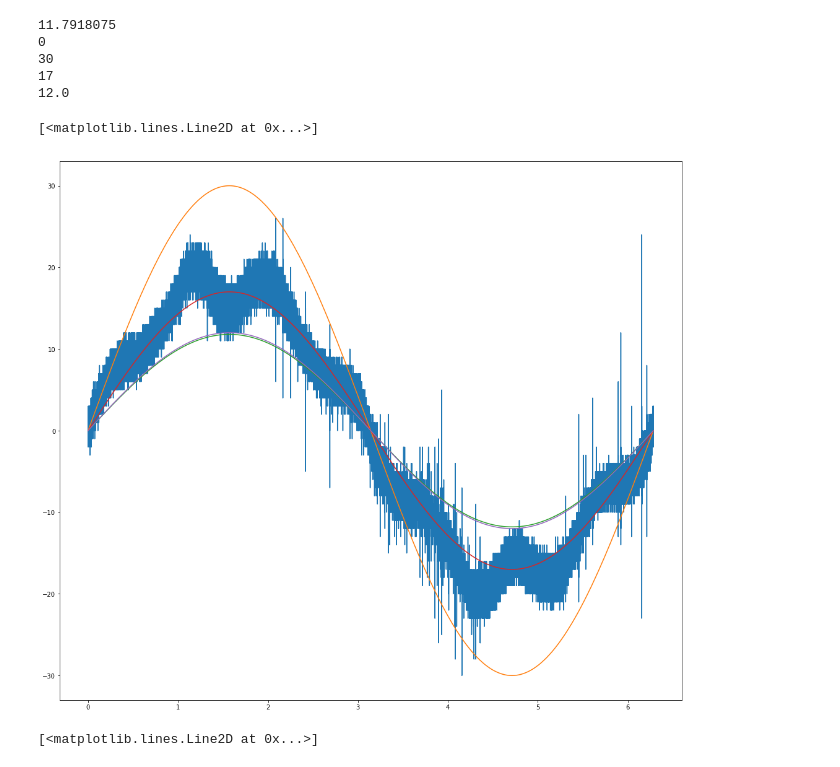
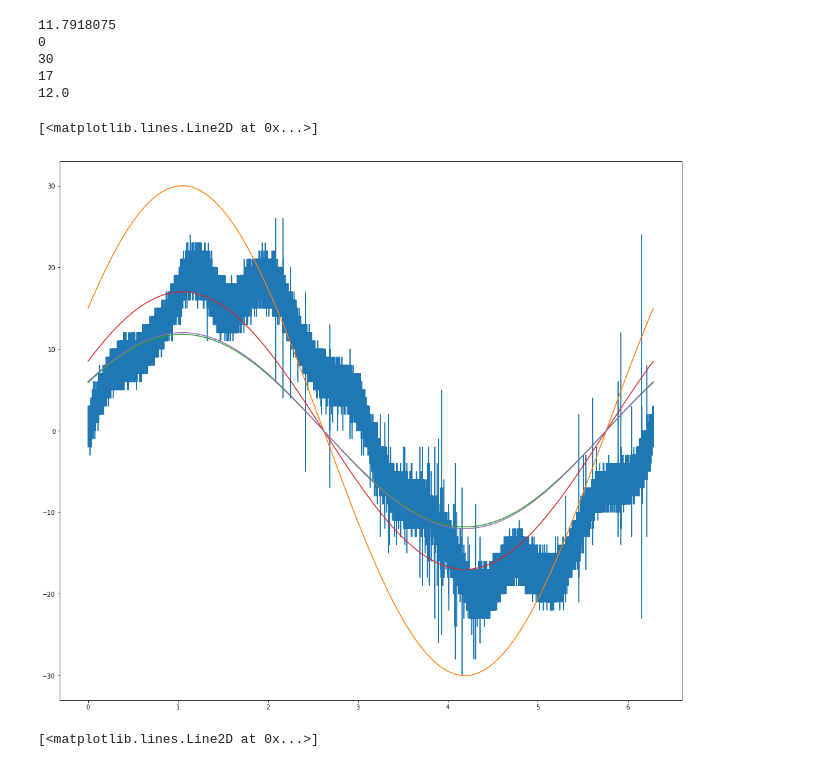
Before and after one commit to contemplat0r/vsb_power_line_fault_detection, a Jupyter notebook: vsb-eda.ipynb, the cells around one changed output. Cells and saved outputs as stored; diff of their text form; code cells hidden in the pictures.

```diff
--- a/vsb-eda.ipynb
+++ b/vsb-eda.ipynb
@@ -246,31 +246,32 @@ print(one_signal_1_median_amplitude)
 # %%
 fig = plt.figure(figsize=(18, 16))
 ax = fig.add_subplot(111)
 #ax.plot(time_points, one_signal_1)
 #ax.plot(time_points, one_signal_1_max_amplitude * np.cos(time_vector + 2 * np.pi / 3))
 #ax.plot(time_points, one_signal_1_mean_amplitude * np.cos(time_vector + 2 * np.pi / 3))
 #ax.plot(time_points, one_signal_1_max_amplitude * np.sin(time_vector))
 #ax.plot(time_points, one_signal_1_mean_amplitude * np.sin(time_vector))
 #ax.plot(time_points, one_signal_1_mode_amplitude * np.sin(time_vector))
 
+time_vector_1 = time_vector - np.pi / 2 + 2 * np.pi / 3
 ax.plot(time_vector, one_signal_1)
 #ax.plot(time_points, one_signal_1_max_amplitude * np.cos(time_vector + 2 * np.pi / 3))
 #ax.plot(time_points, one_signal_1_mean_amplitude * np.cos(time_vector + 2 * np.pi / 3))
-ax.plot(time_vector, one_signal_1_max_amplitude * np.sin(time_vector))
-ax.plot(time_vector, one_signal_1_mean_amplitude * np.sin(time_vector))
-ax.plot(time_vector, one_signal_1_mode_amplitude * np.sin(time_vector))
-ax.plot(time_vector, one_signal_1_median_amplitude * np.sin(time_vector))
+ax.plot(time_vector, one_signal_1_max_amplitude * np.sin(time_vector_1))
+ax.plot(time_vector, one_signal_1_mean_amplitude * np.sin(time_vector_1))
+ax.plot(time_vector, one_signal_1_mode_amplitude * np.sin(time_vector_1))
+ax.plot(time_vector, one_signal_1_median_amplitude * np.sin(time_vector_1))
 #time_vector_1 = time_vector + np.pi / 3
 #ax.plot(time_vector, one_signal_1_max_amplitude * np.cos(time_vector_1))
 #ax.plot(time_vector, one_signal_1_mean_amplitude * np.cos(time_vector_1))
 #ax.plot(time_vector, one_signal_1_mode_amplitude * np.cos(time_vector_1))
 #ax.plot(time_vector, one_signal_1_median_amplitude * np.cos(time_vector_1))
 #ax.plot(time_vector, one_signal_1_max_amplitude * np.cos(time_vector))
 #ax.plot(time_vector, one_signal_1_mean_amplitude * np.cos(time_vector))
 #ax.plot(time_vector, one_signal_1_mode_amplitude * np.cos(time_vector))
 # %% [output]
 [<matplotlib.lines.Line2D at 0x...>]
-[figure, old version]
+[figure, new version]
 # %%
 fig = plt.figure(figsize=(18, 16))
 ax = fig.add_subplot(111)
```
Also changed, not shown: parts of 21 cells of this notebook.
